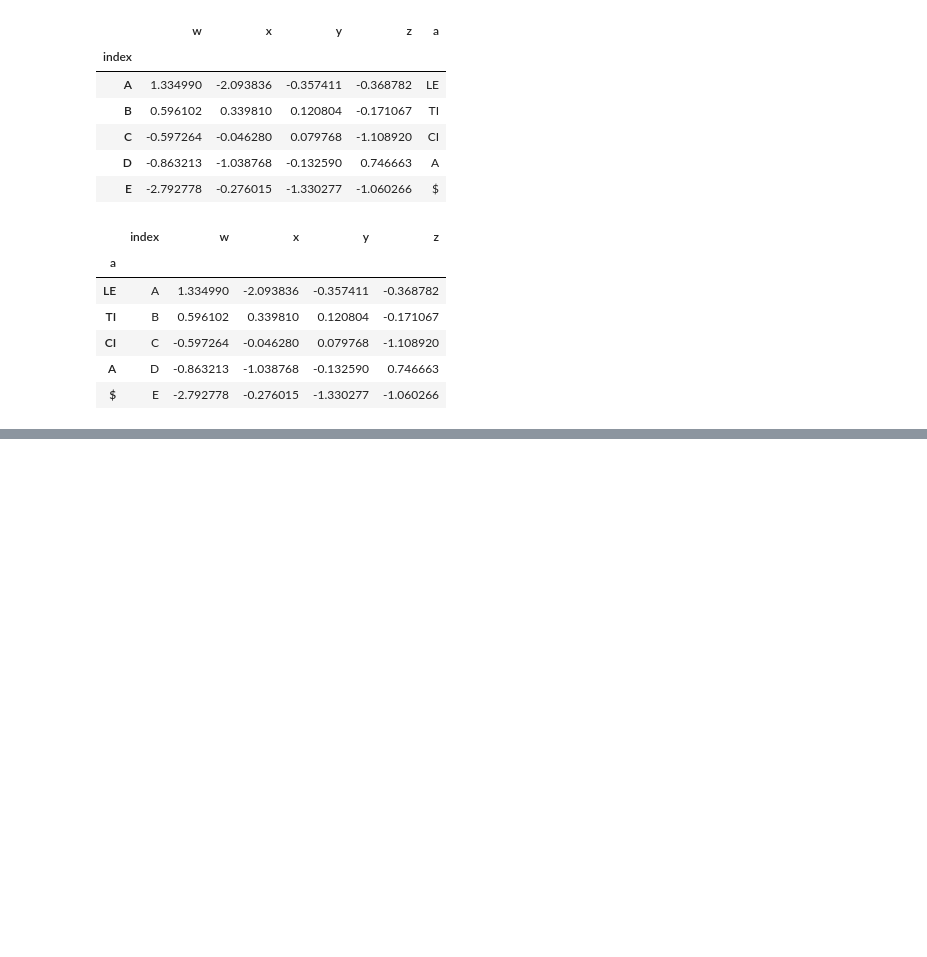
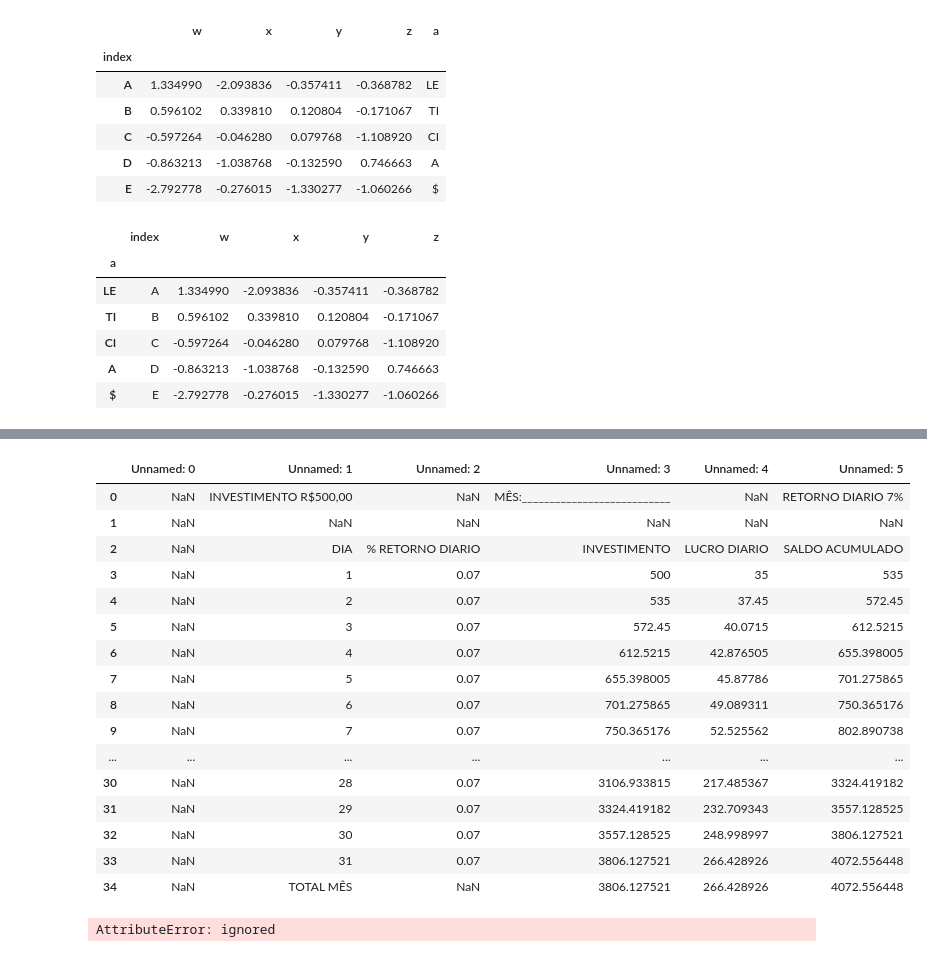
Before and after one commit to leticiaholsback/Aprendizado, a Jupyter notebook: Operacoes_com_Pandas.ipynb, the cells around one changed output, grey strips where cells are left out. Saved outputs shown, nothing was run; the diff lists cells and outputs as text; code cells hidden in the pictures; blank space fills up the shorter version.

```diff
--- a/Operacoes_com_Pandas.ipynb
+++ b/Operacoes_com_Pandas.ipynb
@@ -346,0 +1378,26 @@ df.reset_index().set_index('a')
+# %%
+pd.read_excel('PLANEJAMENTO_MENSAL.xlsx')
+#coloquei arquivo do excel no ficheiro e importei
+# %% [output]
+|  | Unnamed: 0 | Unnamed: 1 | Unnamed: 2 | Unnamed: 3 | Unnamed: 4 | Unnamed: 5 |
+| 0 | NaN | INVESTIMENTO R$500,00 | NaN | MÊS:___________________________ | NaN | RETORNO DIARIO 7% |
+| 1 | NaN | NaN | NaN | NaN | NaN | NaN |
+| 2 | NaN | DIA | % RETORNO DIARIO | INVESTIMENTO | LUCRO DIARIO | SALDO ACUMULADO |
+| 3 | NaN | 1 | 0.07 | 500 | 35 | 535 |
+| 4 | NaN | 2 | 0.07 | 535 | 37.45 | 572.45 |
+| 5 | NaN | 3 | 0.07 | 572.45 | 40.0715 | 612.5215 |
+| 6 | NaN | 4 | 0.07 | 612.5215 | 42.876505 | 655.398005 |
+| 7 | NaN | 5 | 0.07 | 655.398005 | 45.87786 | 701.275865 |
+| 8 | NaN | 6 | 0.07 | 701.275865 | 49.089311 | 750.365176 |
+| 9 | NaN | 7 | 0.07 | 750.365176 | 52.525562 | 802.890738 |
+| ... | ... | ... | ... | ... | ... | ... |
+| 30 | NaN | 28 | 0.07 | 3106.933815 | 217.485367 | 3324.419182 |
+| 31 | NaN | 29 | 0.07 | 3324.419182 | 232.709343 | 3557.128525 |
+| 32 | NaN | 30 | 0.07 | 3557.128525 | 248.998997 | 3806.127521 |
+| 33 | NaN | 31 | 0.07 | 3806.127521 | 266.428926 | 4072.556448 |
+| 34 | NaN | TOTAL MÊS | NaN | 3806.127521 | 266.428926 | 4072.556448 |
+# %%
+pd.to_excel('PLANEJAMENTO_MENSAL.xlsx')
+#nao consegui executar
+# %% [output]
+AttributeError: ignored
```
Also changed, not shown: parts of 141 cells of this notebook.
